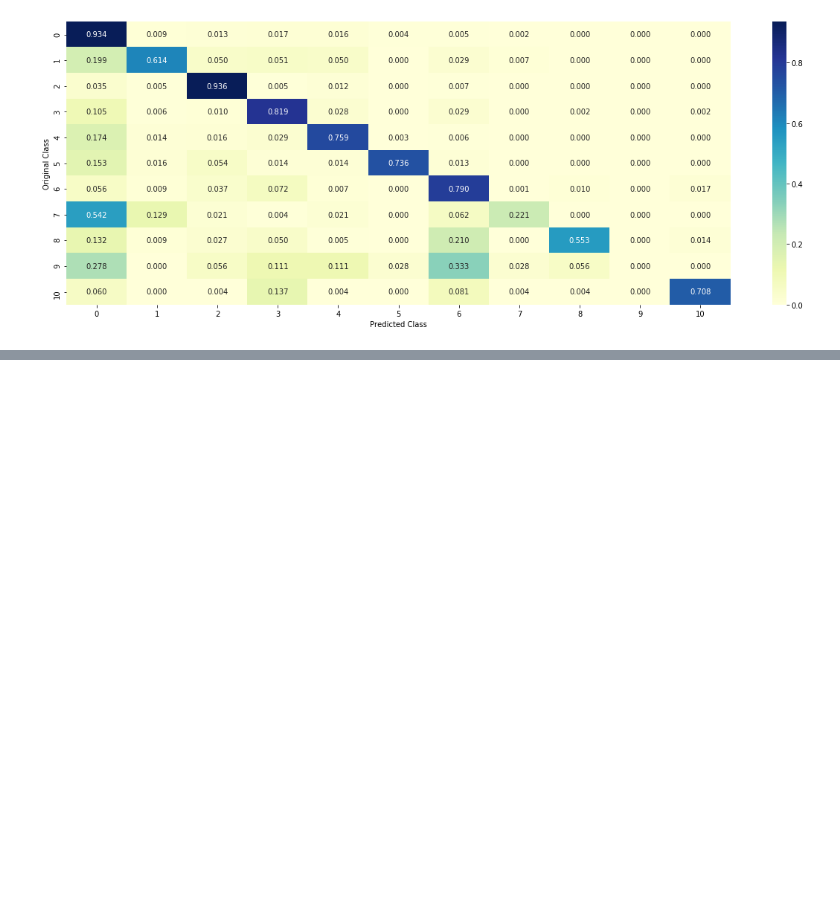
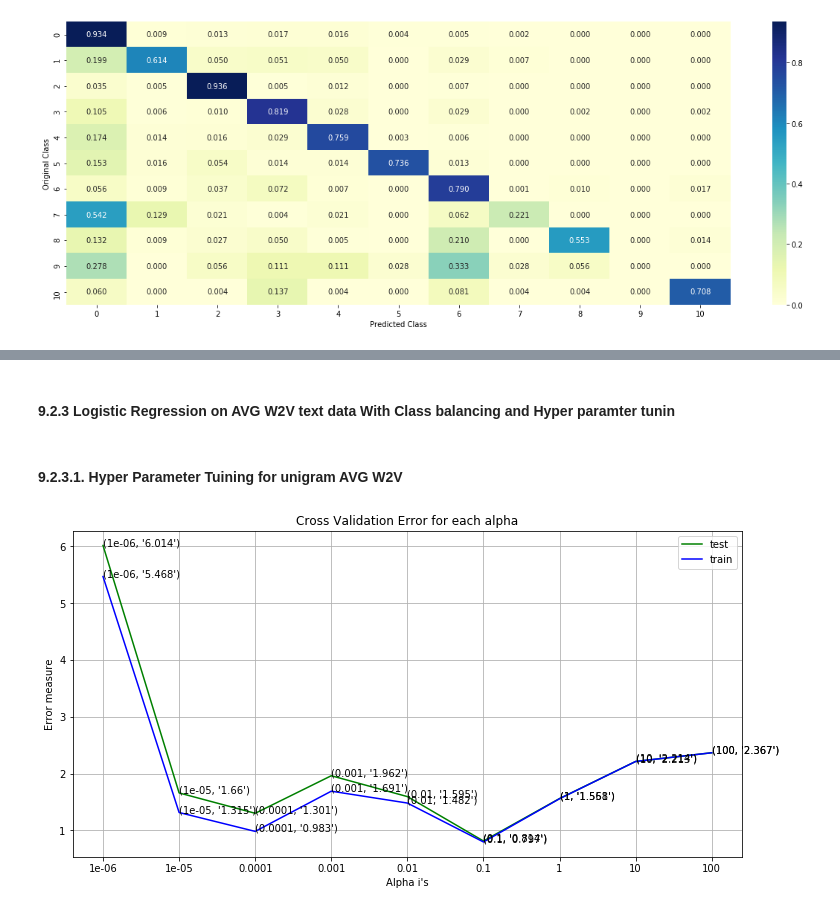
Before and after one commit to adityaadarsh/Complain-Classification, a Jupyter notebook: Complain Classification Assignment Part 2.ipynb, the cells around one changed output, grey strips where cells are left out. Saved outputs shown, nothing was run; the diff lists cells and outputs as text; code cells hidden in the pictures; blank space fills up the shorter version.

```diff
--- a/Complain Classification Assignment Part 2.ipynb
+++ b/Complain Classification Assignment Part 2.ipynb
@@ -669,0 +829,41 @@ plot_confusion_matrix(y_test, np.argmax(predict_y_test, axis=1), precision_matri
+# %% [markdown]
+#### 9.2.3  Logistic Regression on AVG W2V text data With Class balancing and Hyper paramter tunin
+# %% [markdown]
+#### 9.2.3.1. Hyper Parameter Tuining for unigram AVG W2V
+# %%
+param = {"alpha":[10 ** x for x in range(-6, 3)]}
+
+clf = SGDClassifier(class_weight='balanced', alpha=i, penalty='l2', loss='log', random_state=42)
+gscv = GridSearchCV(
+                estimator = clf,
+                param_grid =param,
+                scoring='neg_log_loss',
+                n_jobs=-2,
+                cv=3,
+                verbose=0,
+                return_train_score=True,)
+
+gscv.fit(train_cleaned_cleaned_text_for_embedding_w2v, y_train)
+
+# Ploting CV error v/s alpha
+plt.figure(figsize=(12,6))
+plt.plot(np.arange(1,len(gscv.param_grid['alpha'])+1), -gscv.cv_results_['mean_test_score'],c='g',label = 'test')
+
+# For validation score
+for i, txt in enumerate(np.round(-gscv.cv_results_['mean_test_score'],3)):
+    plt.annotate((gscv.param_grid['alpha'][i],str(txt)), (np.arange(1,len(gscv.cv_results_['mean_test_score'])+1)[i], -gscv.cv_results_['mean_test_score'][i]))
+
+# For train score
+plt.plot(np.arange(1,len(gscv.param_grid['alpha'])+1), -gscv.cv_results_['mean_train_score'],c='b',label = 'train')
+for i, txt in enumerate(np.round(-gscv.cv_results_['mean_train_score'],3)):
+    plt.annotate((gscv.param_grid['alpha'][i],str(txt)), (np.arange(1,len(gscv.cv_results_['mean_train_score'])+1)[i], -gscv.cv_results_['mean_train_score'][i]))
+
+plt.grid()
+plt.title("Cross Validation Error for each alpha")
+plt.xlabel("Alpha i's")
+plt.xticks(ticks=np.arange(1,len(gscv.cv_results_['mean_test_score'])+1), labels=gscv.param_grid['alpha'])
+plt.ylabel("Error measure")
+plt.legend()
+plt.show()
+# %% [output]
+[figure, added]
```
Also changed, not shown: parts of 42 cells of this notebook.
